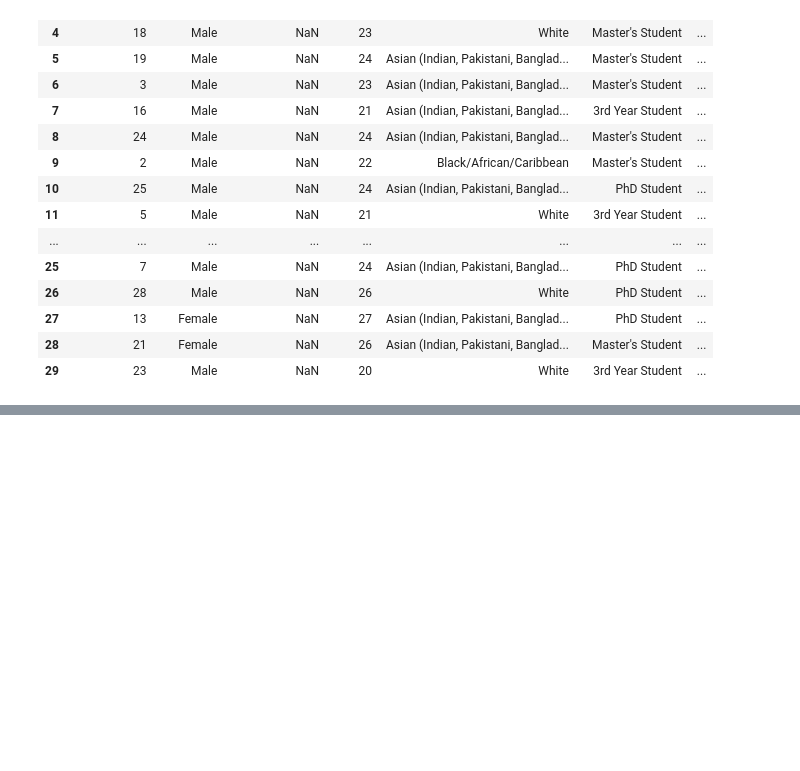
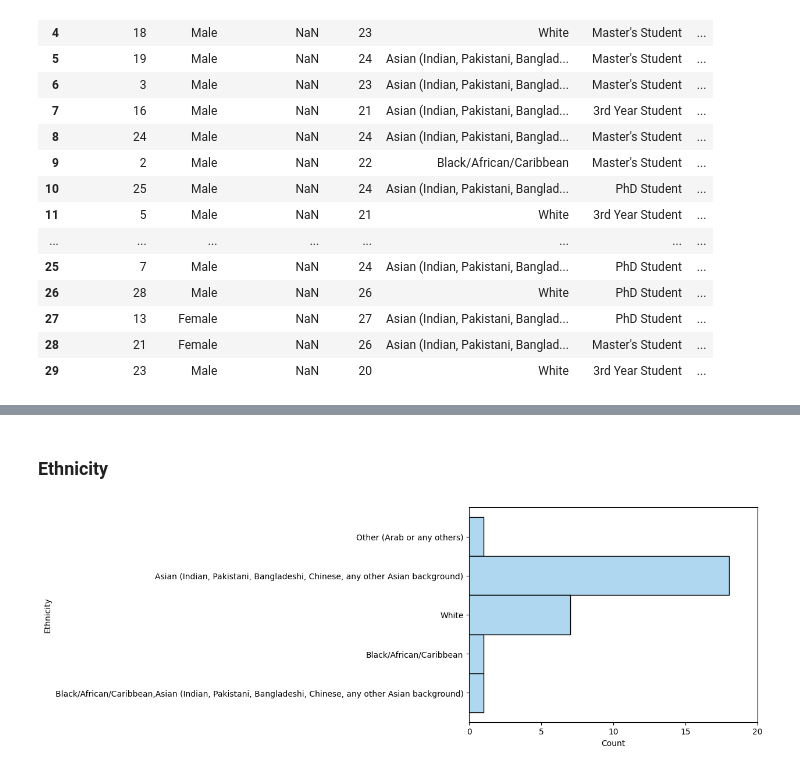
Before and after one commit to m-messer/Menagerie, a Jupyter notebook: demographics_analysis.ipynb, the cells around one changed output, grey strips where cells are left out. Drawn from its saved outputs; the diff is of its cells as text; code cells hidden in the pictures; blank space fills up the shorter version.

```diff
--- a/demographics_analysis.ipynb
+++ b/demographics_analysis.ipynb
@@ -31,0 +57,11 @@ demographics_df
+# %% [markdown]
+### Ethnicity
+# %%
+ethnicity_plot = sns.histplot(demographics_df, y='q4_ethnicity', color=blue)
+ethnicity_plot.set(ylabel='Ethnicity')
+ethnicity_plot.locator_params(axis='x', integer=True)
+ethnicity_plot.set_xlim(0, 20)
+
+ethnicity_plot.get_figure().savefig('plots/ethnicity.pdf', bbox_inches='tight')
+# %% [output]
+[figure, added]
```
Also changed, not shown: parts of 19 cells of this notebook, 9 other files.
